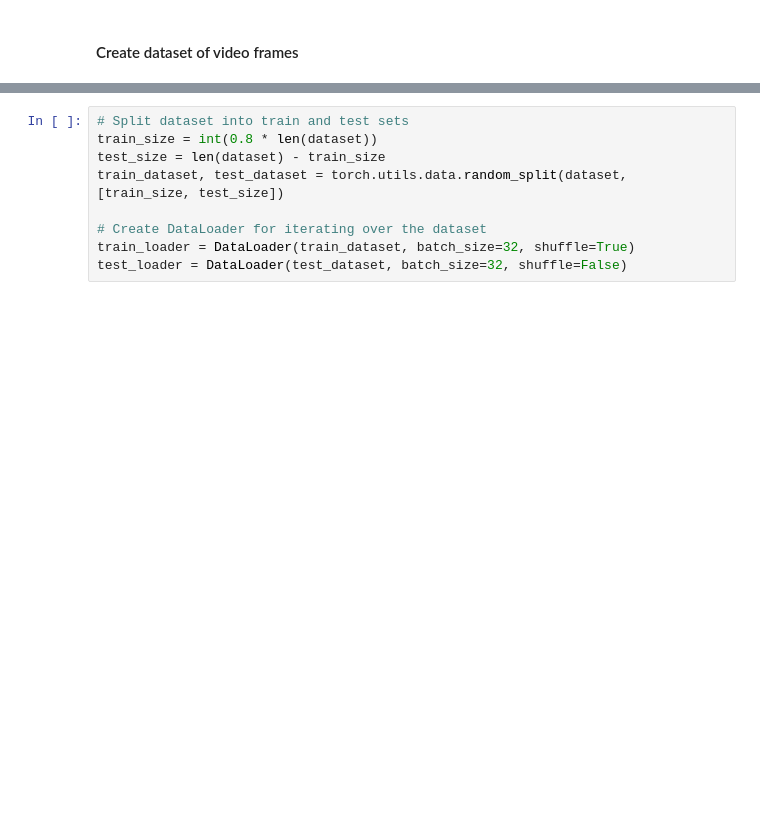
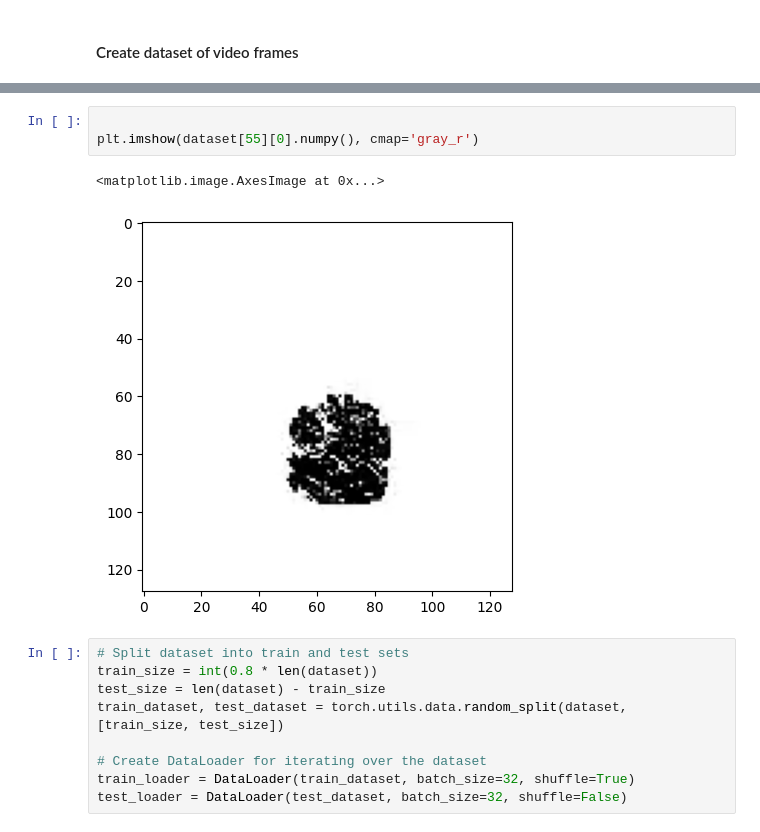
Before and after one commit to AnirbitGhosh/Msc-Project, a Jupyter notebook: src/model/diffusion_model.ipynb, the cells around one changed output, grey strips where cells are left out. Drawn from its saved outputs; the diff is of its cells as text; blank space fills up the shorter version.

```diff
--- a/src/model/diffusion_model.ipynb
+++ b/src/model/diffusion_model.ipynb
@@ -92,3 +101,9 @@ dataset = FireFrameDataset(data_dir, transform=data_transform)
+# %%
+
+plt.imshow(dataset[55][0].numpy(), cmap='gray_r')
+# %% [output]
+<matplotlib.image.AxesImage at 0x...>
+[figure, added]
 # %%
 # Split dataset into train and test sets
 train_size = int(0.8 * len(dataset))
```
Also changed, not shown: parts of 12 cells of this notebook, 50 other files.
